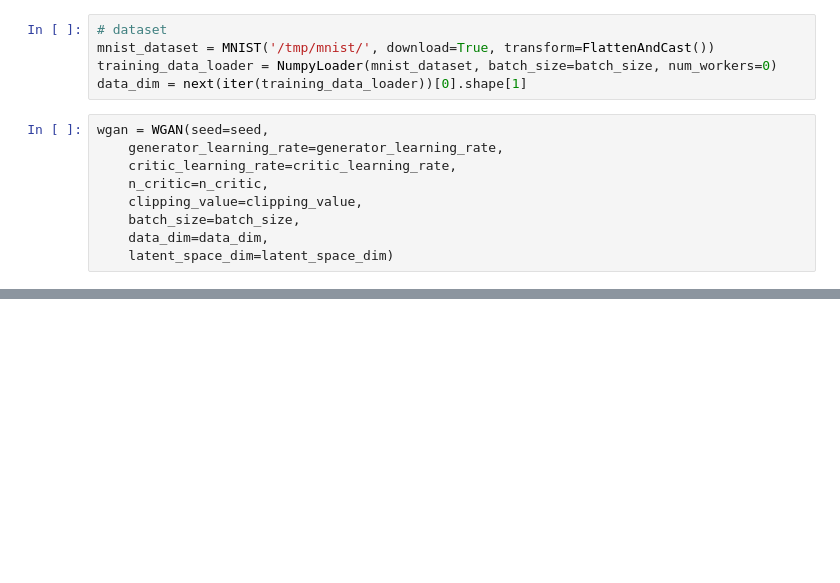
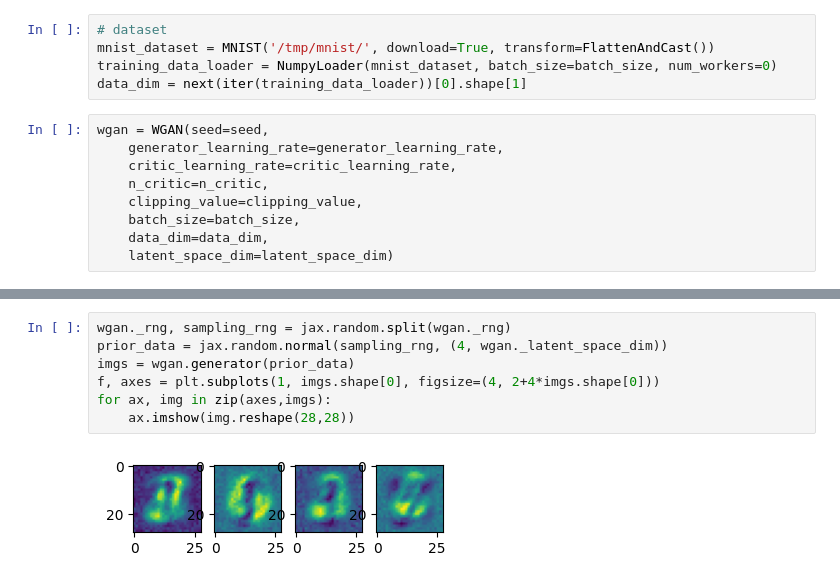
Before and after one commit to arthurPignet/wgan_in_jax, a Jupyter notebook: main.ipynb, the cells around one changed output, grey strips where cells are left out. Saved outputs shown, nothing was run; the diff lists cells and outputs as text; blank space fills up the shorter version.

```diff
--- a/main.ipynb
+++ b/main.ipynb
@@ -94,0 +99,9 @@ NameError: name 'wasserstein_loss' is not defined
+# %%
+wgan._rng, sampling_rng = jax.random.split(wgan._rng)
+prior_data = jax.random.normal(sampling_rng, (4, wgan._latent_space_dim))
+imgs = wgan.generator(prior_data)
+f, axes = plt.subplots(1, imgs.shape[0], figsize=(4, 2+4*imgs.shape[0]))
+for ax, img in zip(axes,imgs):
+    ax.imshow(img.reshape(28,28))
+# %% [output]
+[figure, added]
```
Also changed, not shown: parts of 6 cells of this notebook, 2 other files.
